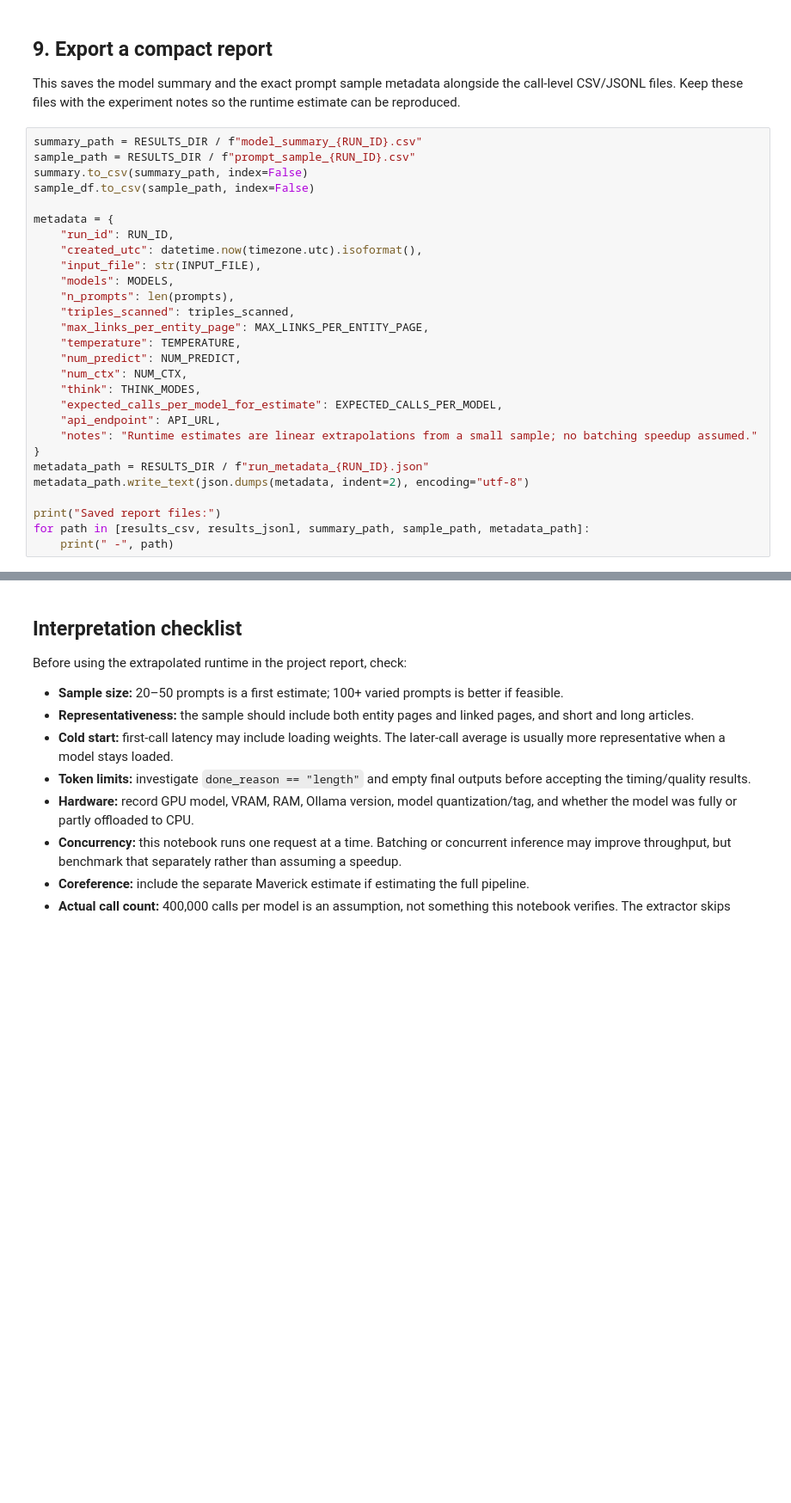
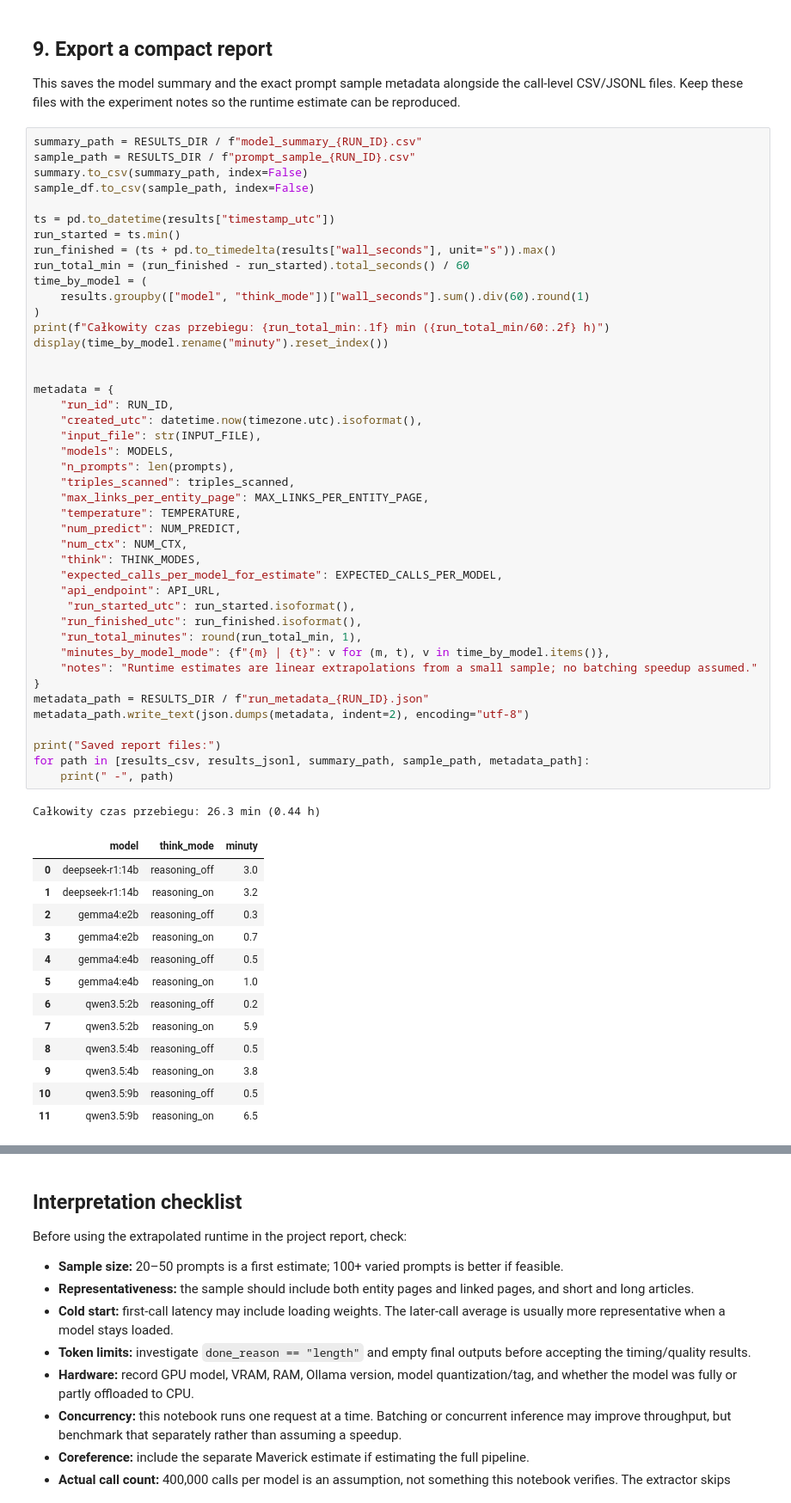
Before and after one commit to ZiarnoM/no-need-to-be-so-big, a Jupyter notebook: notebooks/shallknow_model_benchmark.ipynb, the cells around one changed output, grey strips where cells are left out. Shown at 86% size. Cells and saved outputs as stored; diff of their text form; blank space fills up the shorter version.

```diff
--- a/notebooks/shallknow_model_benchmark.ipynb
+++ b/notebooks/shallknow_model_benchmark.ipynb
@@ -821,28 +932,58 @@ This saves the model summary and the exact prompt sample metadata alongside the
 # %%
 summary_path = RESULTS_DIR / f"model_summary_{RUN_ID}.csv"
 sample_path = RESULTS_DIR / f"prompt_sample_{RUN_ID}.csv"
 summary.to_csv(summary_path, index=False)
 sample_df.to_csv(sample_path, index=False)
+
+ts = pd.to_datetime(results["timestamp_utc"])
+run_started = ts.min()
+run_finished = (ts + pd.to_timedelta(results["wall_seconds"], unit="s")).max()
+run_total_min = (run_finished - run_started).total_seconds() / 60
+time_by_model = (
+    results.groupby(["model", "think_mode"])["wall_seconds"].sum().div(60).round(1)
+)
+print(f"Całkowity czas przebiegu: {run_total_min:.1f} min ({run_total_min/60:.2f} h)")
+display(time_by_model.rename("minuty").reset_index())
+
 
 metadata = {
     "run_id": RUN_ID,
     "created_utc": datetime.now(timezone.utc).isoformat(),
     "input_file": str(INPUT_FILE),
     "models": MODELS,
     "n_prompts": len(prompts),
     "triples_scanned": triples_scanned,
     "max_links_per_entity_page": MAX_LINKS_PER_ENTITY_PAGE,
     "temperature": TEMPERATURE,
     "num_predict": NUM_PREDICT,
     "num_ctx": NUM_CTX,
     "think": THINK_MODES,
     "expected_calls_per_model_for_estimate": EXPECTED_CALLS_PER_MODEL,
     "api_endpoint": API_URL,
+     "run_started_utc": run_started.isoformat(),
+    "run_finished_utc": run_finished.isoformat(),
+    "run_total_minutes": round(run_total_min, 1),
+    "minutes_by_model_mode": {f"{m} | {t}": v for (m, t), v in time_by_model.items()},
     "notes": "Runtime estimates are linear extrapolations from a small sample; no batching speedup assumed."
 }
 metadata_path = RESULTS_DIR / f"run_metadata_{RUN_ID}.json"
 metadata_path.write_text(json.dumps(metadata, indent=2), encoding="utf-8")
 
 print("Saved report files:")
 for path in [results_csv, results_jsonl, summary_path, sample_path, metadata_path]:
     print(" -", path)
+# %% [output]
+Całkowity czas przebiegu: 26.3 min (0.44 h)
+|  | model | think_mode | minuty |
+| 0 | deepseek-r1:14b | reasoning_off | 3.0 |
+| 1 | deepseek-r1:14b | reasoning_on | 3.2 |
+| 2 | gemma4:e2b | reasoning_off | 0.3 |
+| 3 | gemma4:e2b | reasoning_on | 0.7 |
+| 4 | gemma4:e4b | reasoning_off | 0.5 |
+| 5 | gemma4:e4b | reasoning_on | 1.0 |
+| 6 | qwen3.5:2b | reasoning_off | 0.2 |
+| 7 | qwen3.5:2b | reasoning_on | 5.9 |
+| 8 | qwen3.5:4b | reasoning_off | 0.5 |
+| 9 | qwen3.5:4b | reasoning_on | 3.8 |
+| 10 | qwen3.5:9b | reasoning_off | 0.5 |
+| 11 | qwen3.5:9b | reasoning_on | 6.5 |
```
Also changed, not shown: parts of 10 cells of this notebook, 5 other files.
